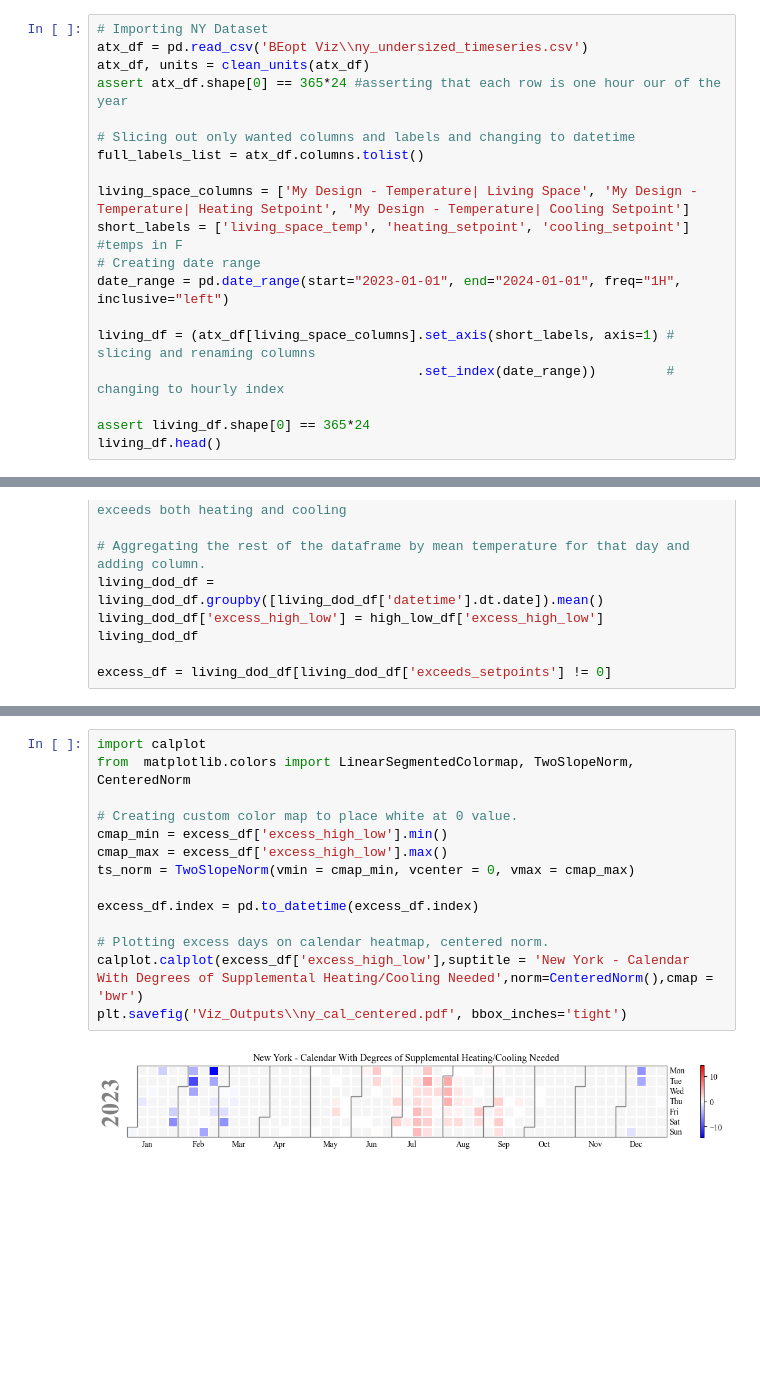
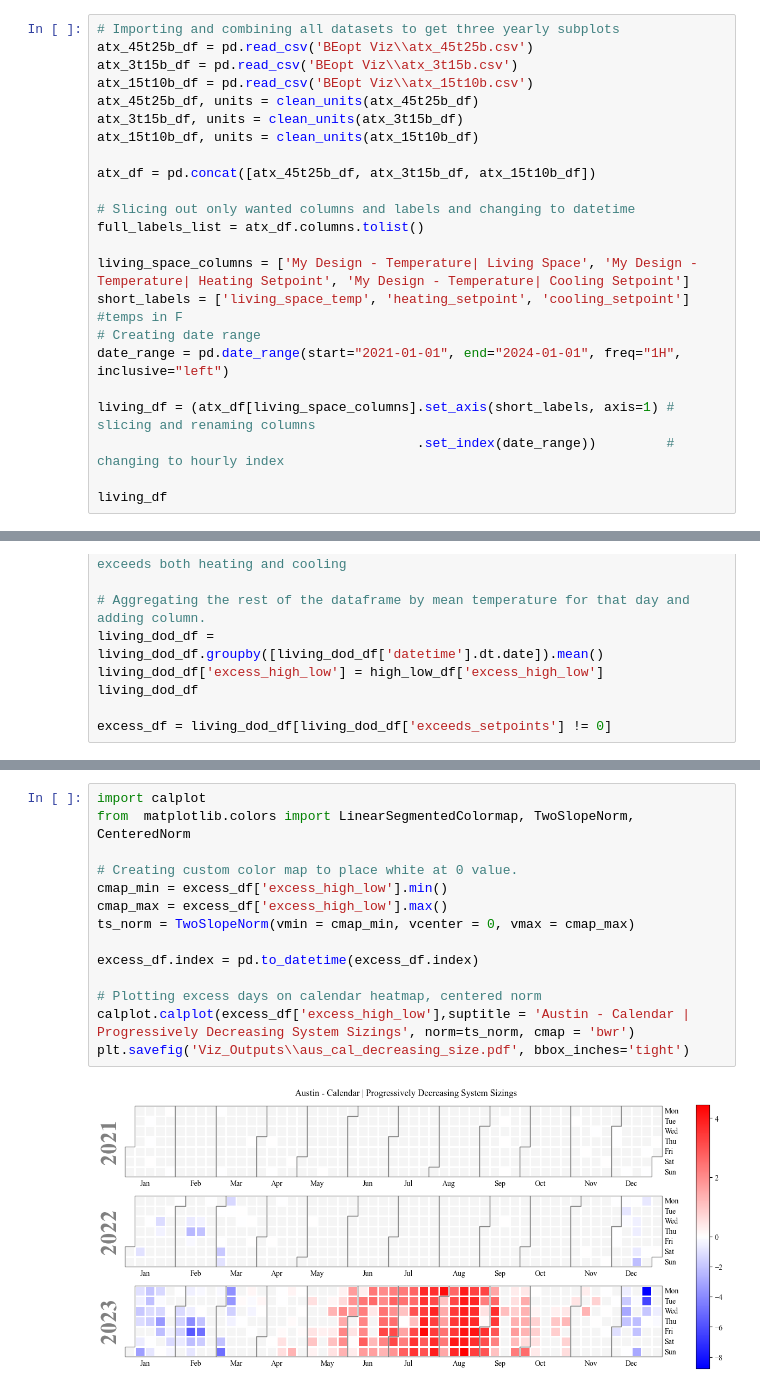
Before and after one commit to alchemicHen/hvac-viz, a Jupyter notebook: alt_calendar_viz.ipynb, the cells around one changed output, grey strips where cells are left out. Cells and saved outputs as stored; diff of their text form; blank space fills up the shorter version.

```diff
--- a/alt_calendar_viz.ipynb
+++ b/alt_calendar_viz.ipynb
@@ -18,10 +18,15 @@ def clean_units(df):
 
     return df, units_list
 # %%
-# Importing NY Dataset
-atx_df = pd.read_csv('BEopt Viz\\ny_undersized_timeseries.csv')
-atx_df, units = clean_units(atx_df)
-assert atx_df.shape[0] == 365*24 #asserting that each row is one hour our of the year
+# Importing and combining all datasets to get three yearly subplots
+atx_45t25b_df = pd.read_csv('BEopt Viz\\atx_45t25b.csv')
+atx_3t15b_df = pd.read_csv('BEopt Viz\\atx_3t15b.csv')
+atx_15t10b_df = pd.read_csv('BEopt Viz\\atx_15t10b.csv')
+atx_45t25b_df, units = clean_units(atx_45t25b_df)
+atx_3t15b_df, units = clean_units(atx_3t15b_df)
+atx_15t10b_df, units = clean_units(atx_15t10b_df)
+
+atx_df = pd.concat([atx_45t25b_df, atx_3t15b_df, atx_15t10b_df])
 
 # Slicing out only wanted columns and labels and changing to datetime
 full_labels_list = atx_df.columns.tolist()
@@ -29,12 +34,11 @@ full_labels_list = atx_df.columns.tolist()
 living_space_columns = ['My Design - Temperature| Living Space', 'My Design - Temperature| Heating Setpoint', 'My Design - Temperature| Cooling Setpoint']
 short_labels = ['living_space_temp', 'heating_setpoint', 'cooling_setpoint'] #temps in F
 # Creating date range
-date_range = pd.date_range(start="2023-01-01", end="2024-01-01", freq="1H", inclusive="left")
+date_range = pd.date_range(start="2021-01-01", end="2024-01-01", freq="1H", inclusive="left")
 
 living_df = (atx_df[living_space_columns].set_axis(short_labels, axis=1) # slicing and renaming columns
                                          .set_index(date_range))         # changing to hourly index
 
-assert living_df.shape[0] == 365*24
-living_df.head()
+living_df
 # %% [output]
 |  | living_space_temp | heating_setpoint | cooling_setpoint |
@@ -91,16 +132,16 @@ excess_df = living_dod_df[living_dod_df['exceeds_setpoints'] != 0]
 # %%
 import calplot
 from  matplotlib.colors import LinearSegmentedColormap, TwoSlopeNorm, CenteredNorm
 
 # Creating custom color map to place white at 0 value.
 cmap_min = excess_df['excess_high_low'].min()
 cmap_max = excess_df['excess_high_low'].max()
 ts_norm = TwoSlopeNorm(vmin = cmap_min, vcenter = 0, vmax = cmap_max)
 
 excess_df.index = pd.to_datetime(excess_df.index)
 
-# Plotting excess days on calendar heatmap, centered norm.
-calplot.calplot(excess_df['excess_high_low'],suptitle = 'New York - Calendar With Degrees of Supplemental Heating/Cooling Needed',norm=CenteredNorm(),cmap = 'bwr')
-plt.savefig('Viz_Outputs\\ny_cal_centered.pdf', bbox_inches='tight')
+# Plotting excess days on calendar heatmap, centered norm
+calplot.calplot(excess_df['excess_high_low'],suptitle = 'Austin - Calendar | Progressively Decreasing System Sizings', norm=ts_norm, cmap = 'bwr')
+plt.savefig('Viz_Outputs\\aus_cal_decreasing_size.pdf', bbox_inches='tight')
 # %% [output]
-[figure, old version]
+[figure, new version]
```
Also changed, not shown: parts of 6 cells of this notebook, 49 other files.
